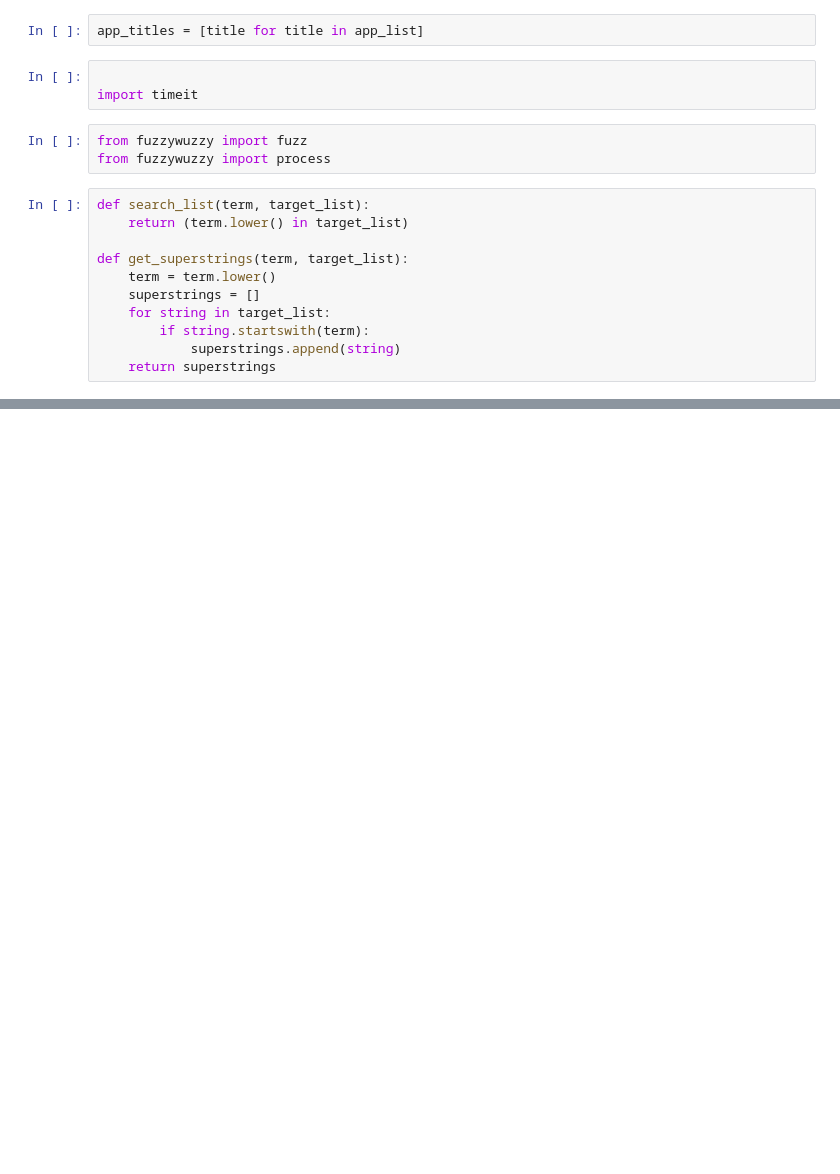
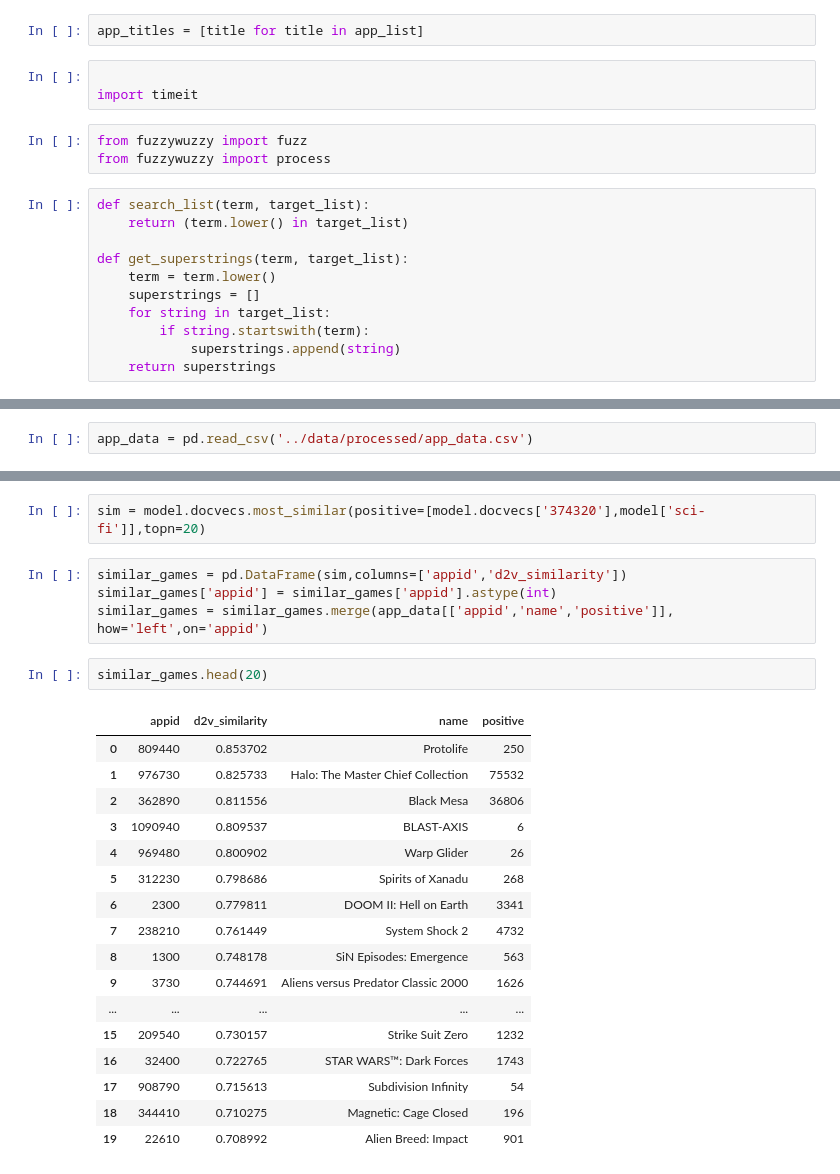
Before and after one commit to JamalRahman/Video-Game-Recommender, a Jupyter notebook: app/notebooks/eda.ipynb, the cells around one changed output, grey strips where cells are left out. Drawn from its saved outputs; the diff is of its cells as text; blank space fills up the shorter version.

```diff
--- a/api/notebooks/eda.ipynb
+++ b/app/notebooks/eda.ipynb
@@ -369,0 +355,2 @@ Wall time: 5.98 ms
+# %%
+app_data = pd.read_csv('../data/processed/app_data.csv')
@@ -369,0 +391,26 @@ Wall time: 5.98 ms
+# %%
+sim = model.docvecs.most_similar(positive=[model.docvecs['374320'],model['sci-fi']],topn=20)
+# %%
+similar_games = pd.DataFrame(sim,columns=['appid','d2v_similarity'])
+similar_games['appid'] = similar_games['appid'].astype(int)
+similar_games = similar_games.merge(app_data[['appid','name','positive']], how='left',on='appid')
+# %%
+similar_games.head(20)
+# %% [output]
+|  | appid | d2v_similarity | name | positive |
+| 0 | 809440 | 0.853702 | Protolife | 250 |
+| 1 | 976730 | 0.825733 | Halo: The Master Chief Collection | 75532 |
+| 2 | 362890 | 0.811556 | Black Mesa | 36806 |
+| 3 | 1090940 | 0.809537 | BLAST-AXIS | 6 |
+| 4 | 969480 | 0.800902 | Warp Glider | 26 |
+| 5 | 312230 | 0.798686 | Spirits of Xanadu | 268 |
+| 6 | 2300 | 0.779811 | DOOM II: Hell on Earth | 3341 |
+| 7 | 238210 | 0.761449 | System Shock 2 | 4732 |
+| 8 | 1300 | 0.748178 | SiN Episodes: Emergence | 563 |
+| 9 | 3730 | 0.744691 | Aliens versus Predator Classic 2000 | 1626 |
+| ... | ... | ... | ... | ... |
+| 15 | 209540 | 0.730157 | Strike Suit Zero | 1232 |
+| 16 | 32400 | 0.722765 | STAR WARS™: Dark Forces | 1743 |
+| 17 | 908790 | 0.715613 | Subdivision Infinity | 54 |
+| 18 | 344410 | 0.710275 | Magnetic: Cage Closed | 196 |
+| 19 | 22610 | 0.708992 | Alien Breed: Impact | 901 |
```
Also changed, not shown: parts of 10 cells of this notebook, 16 other files.
